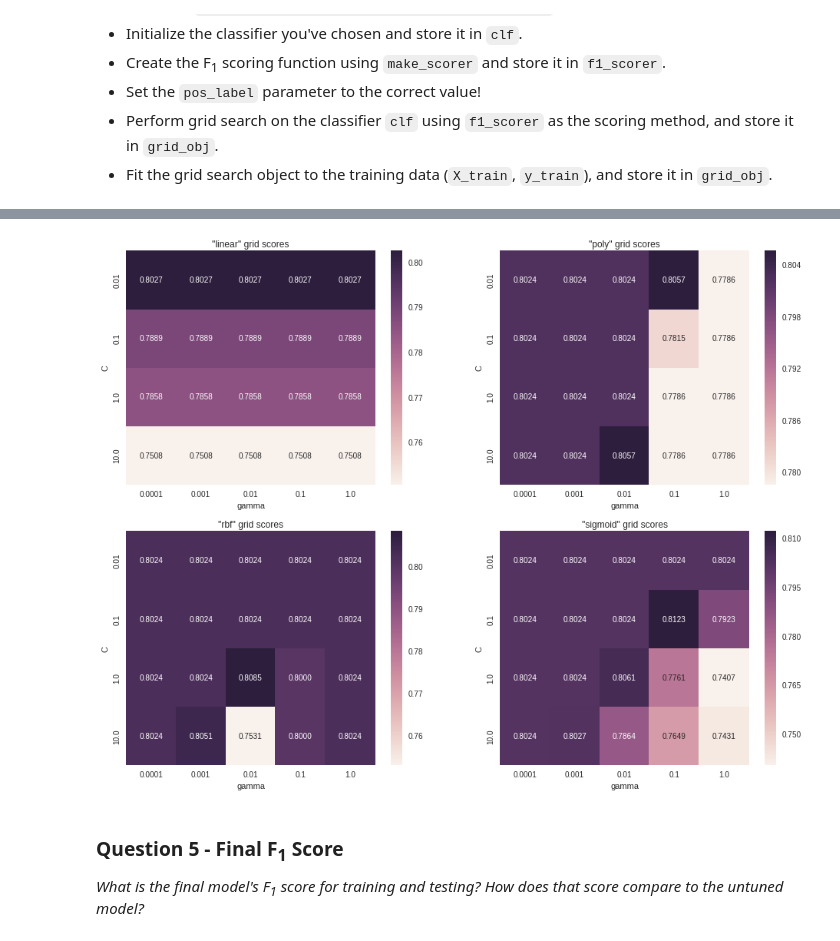
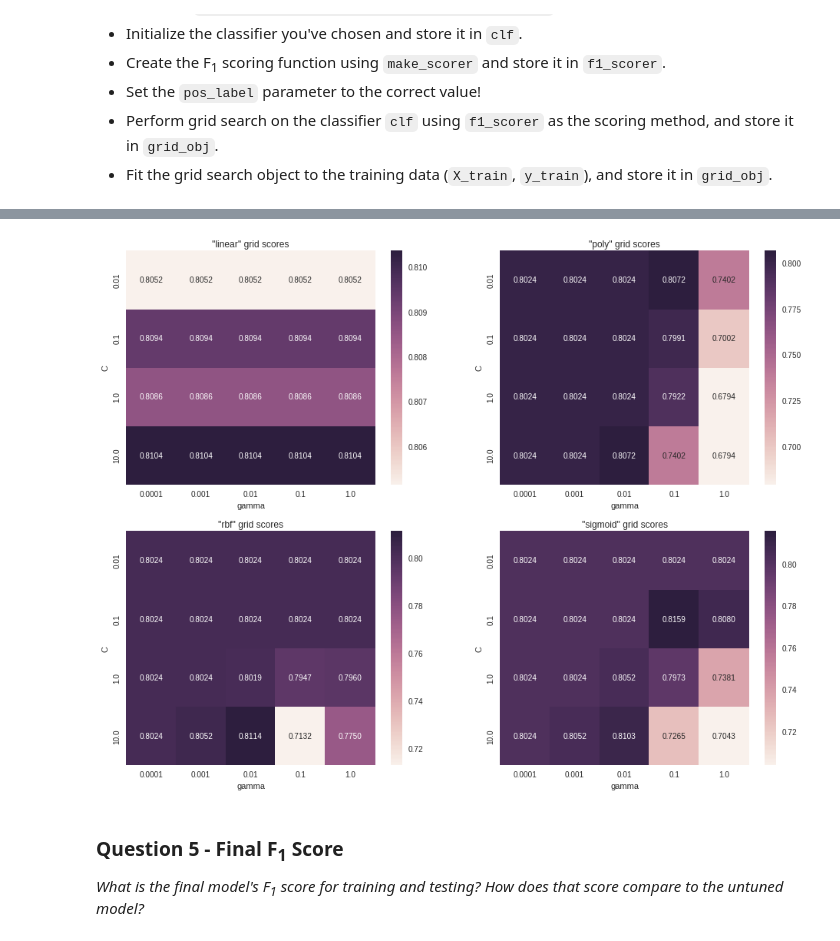
Before and after one commit to ibratface/machine-learning, a Jupyter notebook: projects/student_intervention/student_intervention.ipynb, the cells around one changed output, grey strips where cells are left out. Cells and saved outputs as stored; diff of their text form; code cells hidden in the pictures.

```diff
--- a/projects/student_intervention/student_intervention.ipynb
+++ b/projects/student_intervention/student_intervention.ipynb
@@ -444,20 +459,20 @@ We can produce a heatmap of the resulting scores from grid search.
 # %%
 %matplotlib inline
 import seaborn as sb
 import matplotlib.pyplot as plt
 import matplotlib.figure as fg
 
 grid_scores = pd.DataFrame(
-    [[param['kernel'], param['C'], param['gamma'], score] for param, score, _ in grid_obj.grid_scores_],
-    columns=['kernel', 'C', 'gamma', 'score'])
+    [[param['fs__percentile'], param['clf__kernel'], param['clf__C'], param['clf__gamma'], score] for param, score, _ in grid_obj.grid_scores_],
+    columns=['percentile', 'kernel', 'C', 'gamma', 'score'])
 fig, axes = plt.subplots(ncols=2, nrows=2)
 fig.set_size_inches(16, 12)
 for x, y, kernel in zip([0,0,1,1],[0,1,0,1], ['linear', 'poly', 'rbf', 'sigmoid']):
     axes[x][y].set_title('"{}" grid scores'.format(kernel))
-    sb.heatmap(grid_scores[grid_scores.kernel==kernel].pivot('C', 'gamma', 'score'),
+    sb.heatmap(grid_scores[(grid_scores.kernel==kernel) & (grid_scores.percentile==26)].pivot('C', 'gamma', 'score'),
                annot=True, fmt='.4f', ax=axes[x][y])
 # %% [output]
-[figure, old version]
+[figure, new version]
 # %% [markdown]
 ### Question 5 - Final F<sub>1</sub> Score
 *What is the final model's F<sub>1</sub> score for training and testing? How does that score compare to the untuned model?*
```
Also changed, not shown: parts of 9 cells of this notebook, 1 other file.
